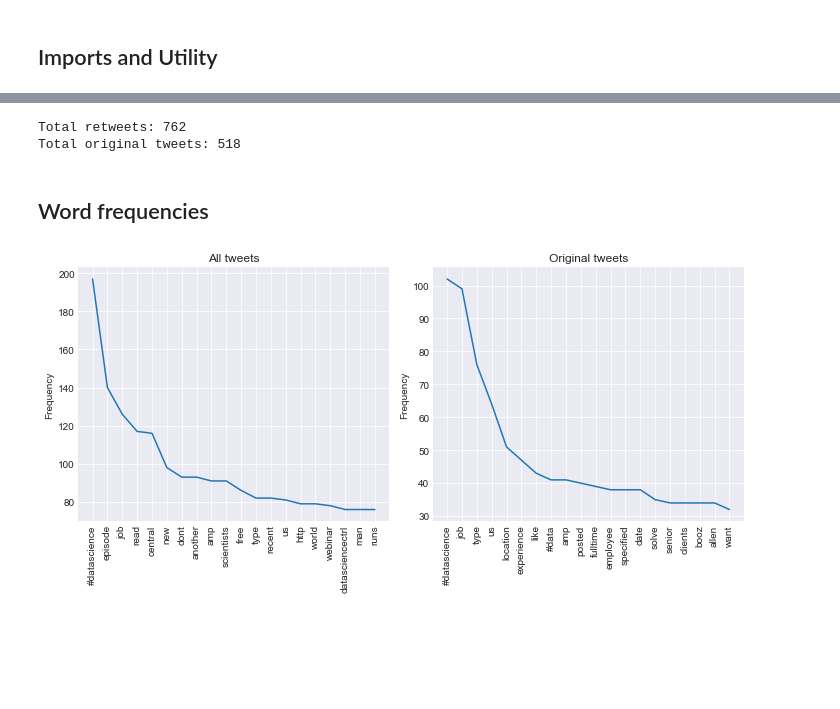
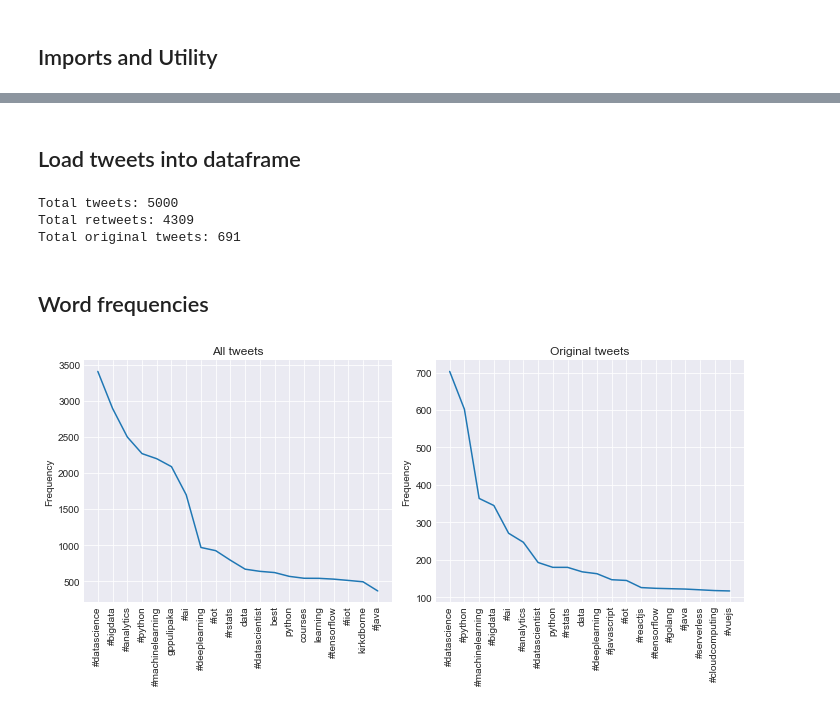
Before and after one commit to elg34/pyoneer, a Jupyter notebook: pyoneer.ipynb, the cells around one changed output, grey strips where cells are left out. Drawn from its saved outputs; the diff is of its cells as text; code cells hidden in the pictures; blank space fills up the shorter version.

```diff
--- a/pyoneer.ipynb
+++ b/pyoneer.ipynb
@@ -53,8 +69,9 @@ query = ['Data Science','Data Scientist','data science','data scientist']
 # %%
+query = '#datascience AND python'
+fn='datascience'
+
 with open ("auth.txt", "r") as f:
     cred=f.readlines()
 cred = [i.rstrip() for i in cred]
-
 auth = tweepy.AppAuthHandler(cred[0],cred[1])
-api = tweepy.API(auth, wait_on_rate_limit=True, wait_on_rate_limit_notify=True)
-saveTweets(query,5000)
+saveTweets(auth,query,5000,fn)
@@ -70,38 +78,48 @@ Total tweets: 1280
-# %%
-retweets = [i for i in tweets if i['retweeted'] or 'RT @' in i['full_text']]
-origtweets = [i for i in tweets if 'RT @' not in i['full_text']]
-print('Total retweets:',len(retweets))
-print('Total original tweets:',len(origtweets))
-if len(retweets)+len(origtweets) != len(tweets):
-    print('Error! Calculated total:',len(retweets)+len(origtweets),'Actual Total:',len(tweets))
-# %% [output]
-Total retweets: 762
-Total original tweets: 518
+# %% [markdown]
+## Load tweets into dataframe
+# %%
+tweets = loadTweets(fn)
+print('Total tweets:',len(tweets))
+df = pd.DataFrame(
+    dict(
+        op=[t['user']['name'] for t in tweets],
+        text=[t['full_text'] for t in tweets],
+        RT=[True if i['retweeted'] or 'RT @' in i['full_text'] else False for i in tweets],
+        fcount=[t['favorite_count'] for t in tweets],
+        rtcount=[t['retweet_count'] for t in tweets],
+        uloc=[t['user']['location'] for t in tweets],
+        ufol=[t['user']['followers_count'] for t in tweets],
+        time= pd.to_datetime([t['created_at'] for t in tweets])
+    )
+)
+df.sort_values(by='time',inplace=True)
+df.reset_index(inplace=True,drop=True)
+print('Total retweets:',sum(df['RT']))
+print('Total original tweets:',len(tweets)-sum(df['RT']))
+# %% [output]
+Total tweets: 5000
+Total retweets: 4309
+Total original tweets: 691
 # %% [markdown]
 ## Word frequencies
 # %%
-top = nltk.FreqDist(get_words(tweets)).most_common(20)
-top_orig = nltk.FreqDist(get_words(origtweets)).most_common(20)
+top = nltk.FreqDist(get_words(df['text'])).most_common(20)
+top_orig = nltk.FreqDist(get_words(df[df['RT']==False]['text'])).most_common(20)
 # %%
-# All tweets
 f = plt.figure(figsize=(10,5))
 
 ax1=f.add_subplot(1,2,1)
-x = [i[0] for i in top]
-y = [i[1] for i in top]
-ax1.plot(x, y)
+ax1.plot([i[0] for i in top], [i[1] for i in top])
 plt.xticks(rotation=90);
 ax1.set_ylabel('Frequency')
 ax1.set_title('All tweets')
 
 ax2=f.add_subplot(1,2,2)
-xo = [i[0] for i in top_orig]
-yo = [i[1] for i in top_orig]
-ax2.plot(xo, yo)
+ax2.plot([i[0] for i in top_orig], [i[1] for i in top_orig])
 plt.xticks(rotation=90);
 ax2.set_ylabel('Frequency')
 ax2.set_title('Original tweets')
 
 f.tight_layout()
 # %% [output]
-[figure, old version]
+[figure, new version]
```
Also changed, not shown: parts of 18 cells of this notebook.
